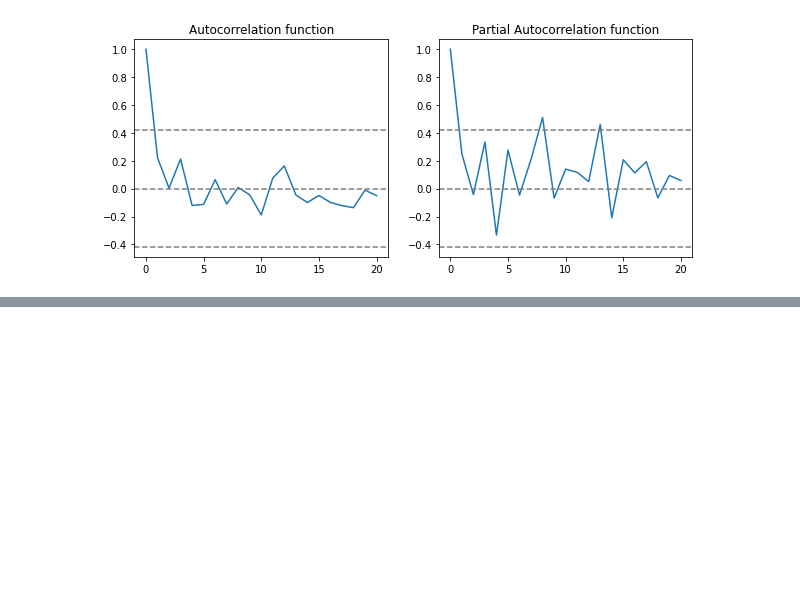
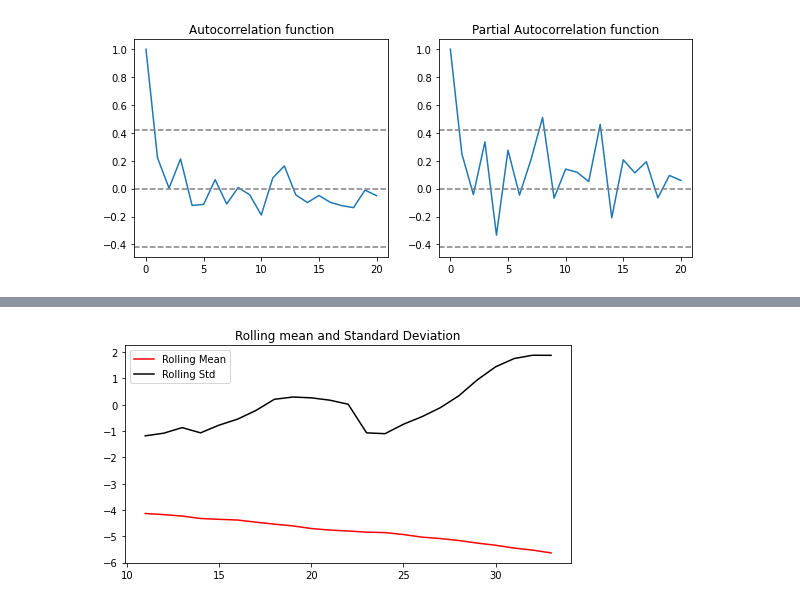
Before and after one commit to VallabhK/ExperimentsWithData, a Jupyter notebook: FutureSalesPrediction1CCompany.ipynb, the cells around one changed output, grey strips where cells are left out. Drawn from its saved outputs; the diff is of its cells as text; code cells hidden in the pictures; blank space fills up the shorter version.

```diff
--- a/FutureSalesPrediction1CCompany.ipynb
+++ b/FutureSalesPrediction1CCompany.ipynb
@@ -349,0 +400,7 @@ Text(0.5, 1.0, 'Partial Autocorrelation function')
+# %%
+type(TotalSales)
+RMMean = rollingMean.mean()
+print(rollingMean)
+print(RMMean)
+RMStd = rollingMean.std()
+print (RMStd)
@@ -349,0 +425,6 @@ Text(0.5, 1.0, 'Partial Autocorrelation function')
+# %%
+RSMean = rollingStd.mean()
+print(rollingStd)
+print(RSMean)
+RSStd = rollingStd.std()
+print (RSStd)
@@ -349,0 +449,17 @@ Text(0.5, 1.0, 'Partial Autocorrelation function')
+# %%
+#Normalizing data to create stationary dataset on totalsales
+#Testing with Z normalizing
+#Check whether the data is stationary
+rollingMean = TotalSales.rolling(window=12, center = False).mean()
+for i in range(len(rollingMean)):
+  rollingMean[i] = (rollingMean[i] - RMMean)/RMStd
+
+print (rollingMean)
+#The value of window is 12 because we are computing on a monthly basis
+rollingStd = TotalSales.rolling(window=12, center = False).std()
+for i in range(len(rollingStd)):
+  rollingStd[i] = (rollingStd[i] - RSMean)/RSStd
+#print(rollingMean, rollingStd)
+
+print ('**')
+print (rollingStd)
@@ -349,0 +484,10 @@ Text(0.5, 1.0, 'Partial Autocorrelation function')
+# %%
+plt.figure(figsize=(8,4))
+#originalSales = plt.plot(TotalSales , color= 'blue', label = 'Original Sales')
+mean = plt.plot(rollingMean, color = 'red', label = 'Rolling Mean')
+std = plt.plot(rollingStd, color = 'black', label ='Rolling Std')
+plt.legend(loc = 'best')
+plt.title('Rolling mean and Standard Deviation')
+plt.show(block =False)
+# %% [output]
+[figure, added]
```
Also changed, not shown: parts of 7 cells of this notebook.
